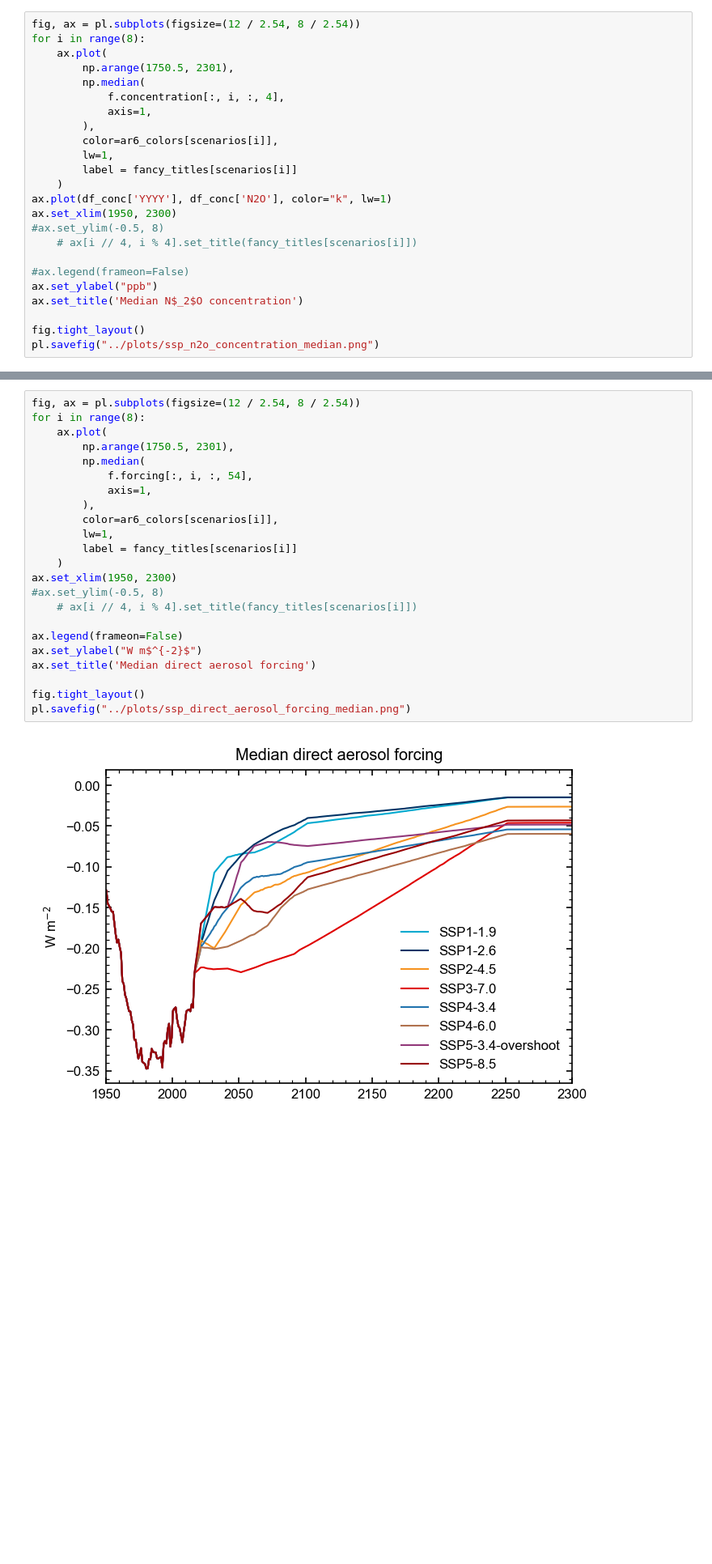
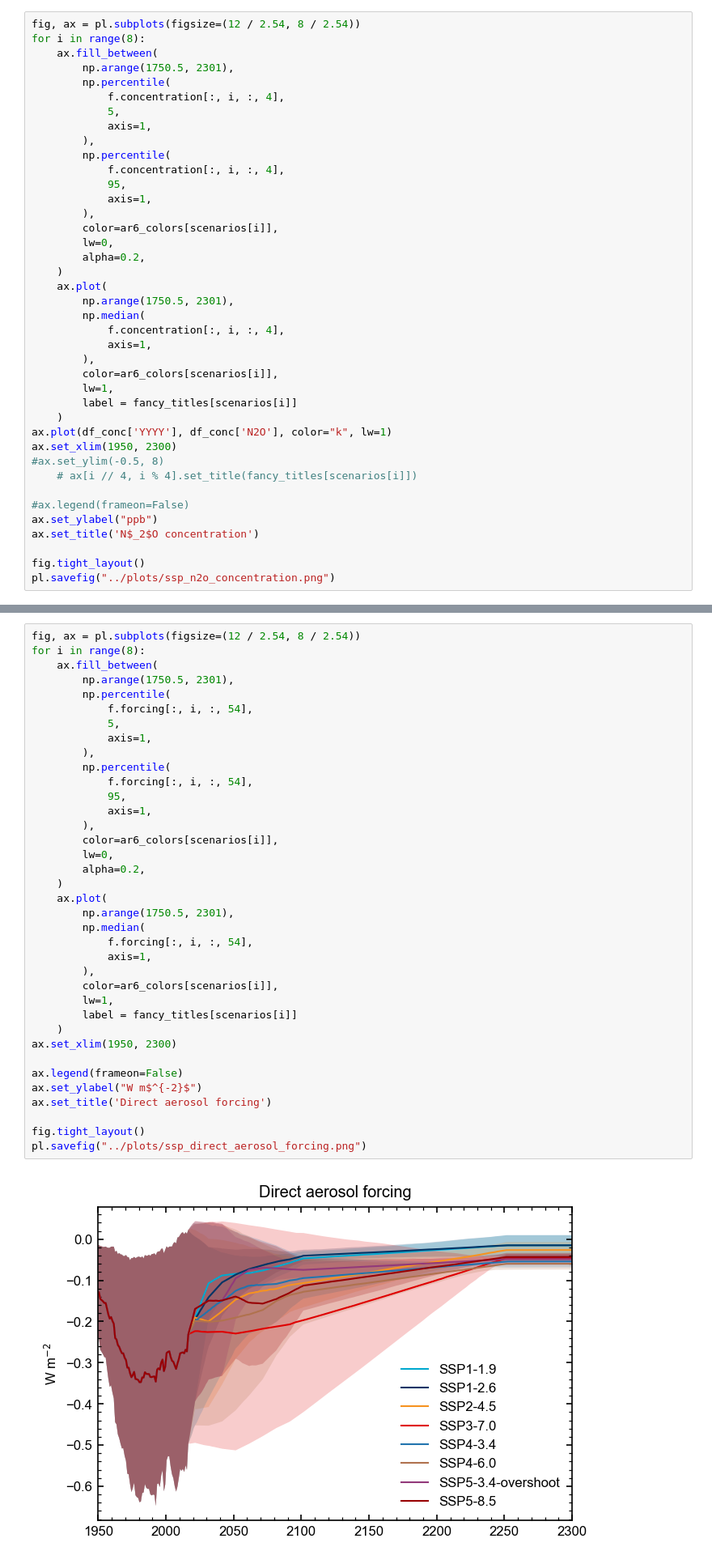
Before and after one commit to chrisroadmap/optimesm-ssp, a Jupyter notebook: notebooks/run-fair-calibration-1.4.0.ipynb, the cells around one changed output, grey strips where cells are left out. Shown at 81% size. Saved outputs shown, nothing was run; the diff lists cells and outputs as text; blank space fills up the shorter version.

```diff
--- a/notebooks/run-fair-calibration-1.4.0.ipynb
+++ b/notebooks/run-fair-calibration-1.4.0.ipynb
@@ -528,6 +560,22 @@ pl.savefig("../plots/ssp_ch4_concentration_median.png")
 # %%
 fig, ax = pl.subplots(figsize=(12 / 2.54, 8 / 2.54))
 for i in range(8):
+    ax.fill_between(
+        np.arange(1750.5, 2301),
+        np.percentile(
+            f.concentration[:, i, :, 4],
+            5,
+            axis=1,
+        ),
+        np.percentile(
+            f.concentration[:, i, :, 4],
+            95,
+            axis=1,
+        ),
+        color=ar6_colors[scenarios[i]],
+        lw=0,
+        alpha=0.2,
+    )
     ax.plot(
         np.arange(1750.5, 2301),
         np.median(
@@ -545,8 +593,8 @@ ax.set_xlim(1950, 2300)
 
 #ax.legend(frameon=False)
 ax.set_ylabel("ppb")
-ax.set_title('Median N$_2$O concentration')
+ax.set_title('N$_2$O concentration')
 
 fig.tight_layout()
-pl.savefig("../plots/ssp_n2o_concentration_median.png")
+pl.savefig("../plots/ssp_n2o_concentration.png")
 # %% [output]
@@ -554,28 +602,42 @@ pl.savefig("../plots/ssp_n2o_concentration_median.png")
 # %%
 fig, ax = pl.subplots(figsize=(12 / 2.54, 8 / 2.54))
 for i in range(8):
+    ax.fill_between(
+        np.arange(1750.5, 2301),
+        np.percentile(
+            f.forcing[:, i, :, 54],
+            5,
+            axis=1,
+        ),
+        np.percentile(
+            f.forcing[:, i, :, 54],
+            95,
+            axis=1,
+        ),
+        color=ar6_colors[scenarios[i]],
+        lw=0,
+        alpha=0.2,
+    )
     ax.plot(
         np.arange(1750.5, 2301),
         np.median(
             f.forcing[:, i, :, 54],
             axis=1,
         ),
         color=ar6_colors[scenarios[i]],
         lw=1,
         label = fancy_titles[scenarios[i]]
     )
 ax.set_xlim(1950, 2300)
-#ax.set_ylim(-0.5, 8)
-    # ax[i // 4, i % 4].set_title(fancy_titles[scenarios[i]])
 
 ax.legend(frameon=False)
 ax.set_ylabel("W m$^{-2}$")
-ax.set_title('Median direct aerosol forcing')
+ax.set_title('Direct aerosol forcing')
 
 fig.tight_layout()
-pl.savefig("../plots/ssp_direct_aerosol_forcing_median.png")
+pl.savefig("../plots/ssp_direct_aerosol_forcing.png")
 # %% [output]
-[figure, old version]
+[figure, new version]
 # %%
 fig, ax = pl.subplots(figsize=(12 / 2.54, 8 / 2.54))
 for i in range(8):
```
Also changed, not shown: parts of 7 cells of this notebook, 22 other files.
